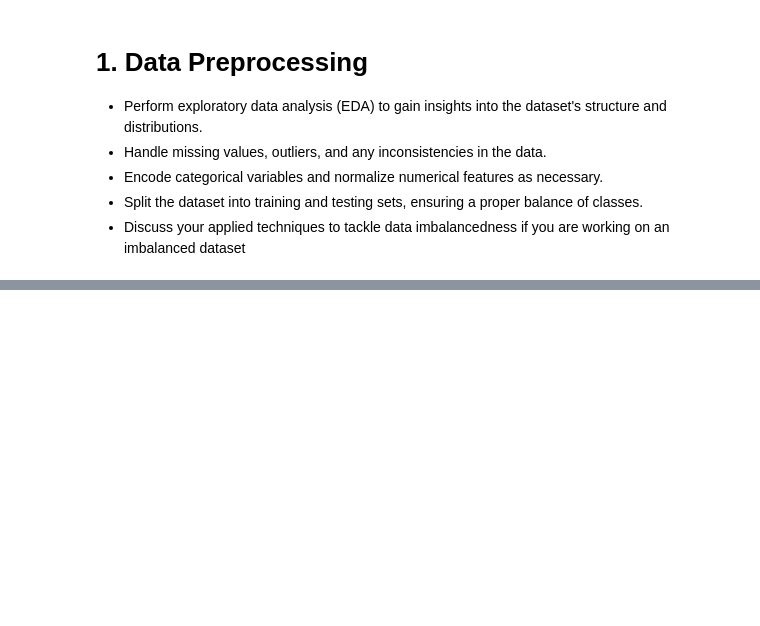
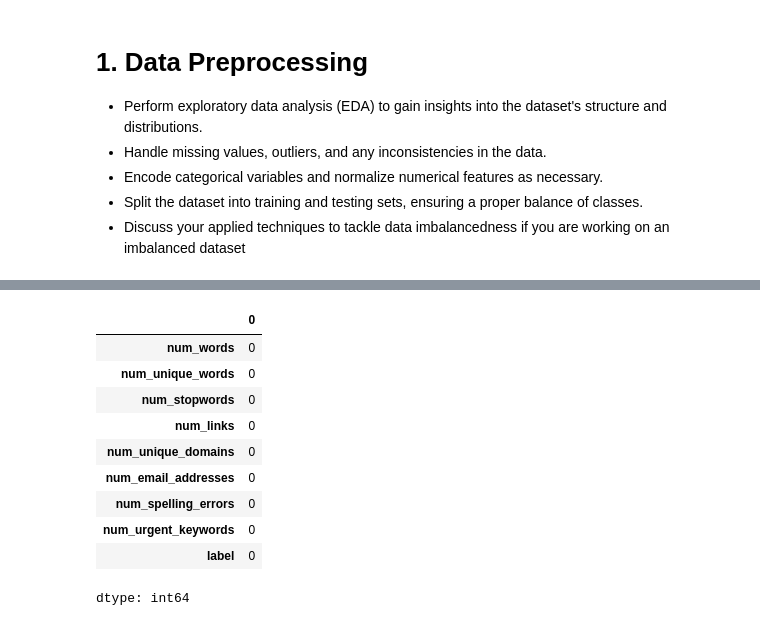
Before and after one commit to duyqphung/ml_final_project, a Jupyter notebook: phung_duy_CECS456_Final.ipynb, the cells around one changed output, grey strips where cells are left out. Saved outputs shown, nothing was run; the diff lists cells and outputs as text; code cells hidden in the pictures; blank space fills up the shorter version.

```diff
--- a/phung_duy_CECS456_Final.ipynb
+++ b/phung_duy_CECS456_Final.ipynb
@@ -38,0 +65,14 @@ Saving email_phishing_data.csv to email_phishing_data.csv
+# %%
+df.isna().sum() # check for missing values
+# %% [output]
+|  | 0 |
+| num_words | 0 |
+| num_unique_words | 0 |
+| num_stopwords | 0 |
+| num_links | 0 |
+| num_unique_domains | 0 |
+| num_email_addresses | 0 |
+| num_spelling_errors | 0 |
+| num_urgent_keywords | 0 |
+| label | 0 |
+dtype: int64
```
Also changed, not shown: parts of 6 cells of this notebook.
